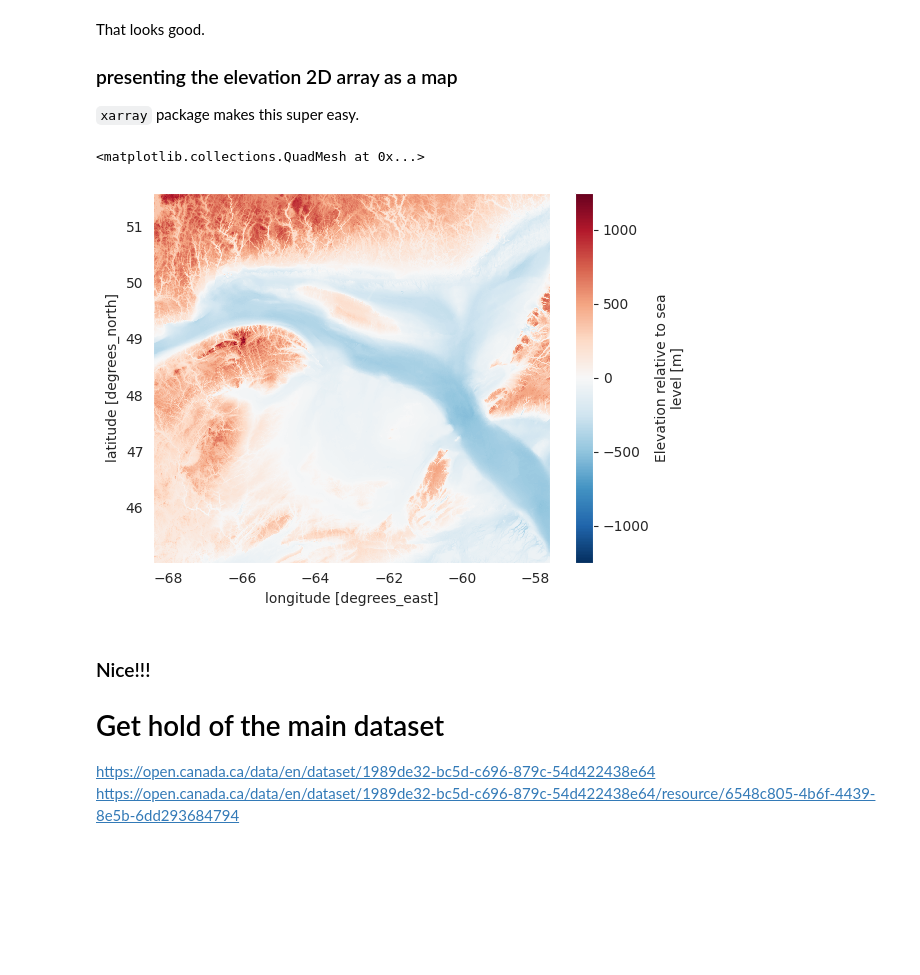
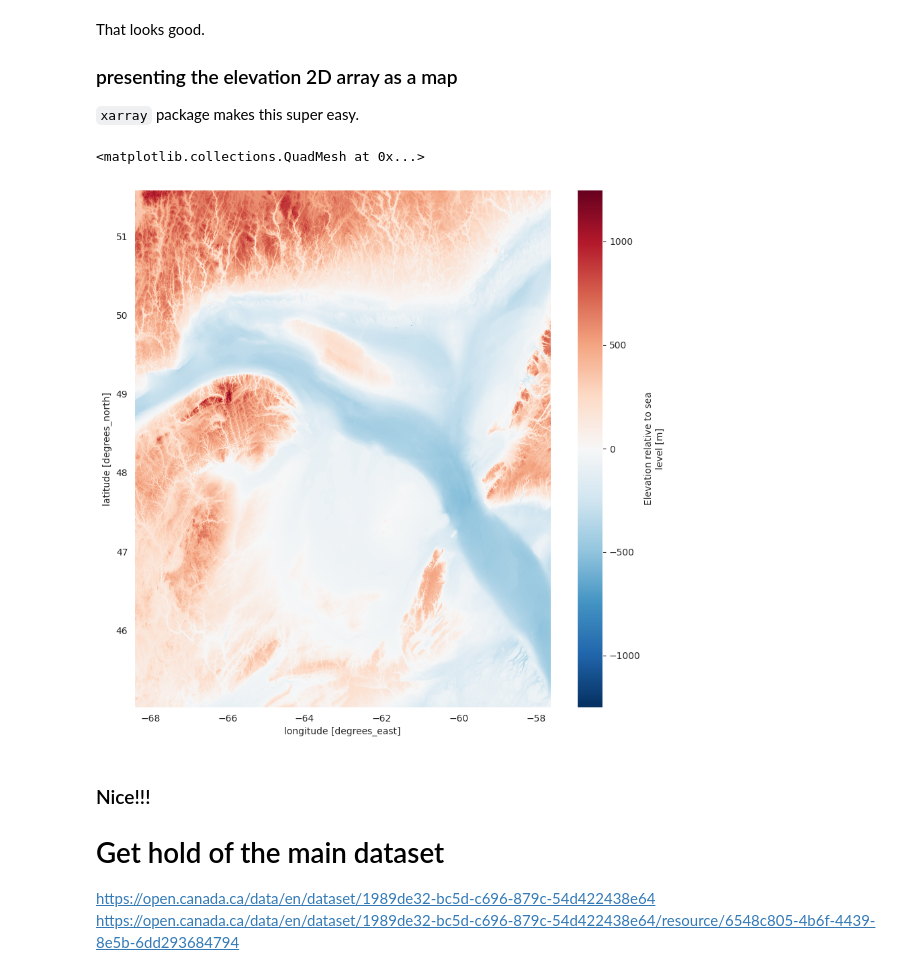
Before and after one commit to davjfish/WatspeedStatsGroupProject, a Jupyter notebook: analysis/Initial_Exploration_of_Data.ipynb, the cells around one changed output. Saved outputs shown, nothing was run; the diff lists cells and outputs as text; code cells hidden in the pictures; blank space fills up the shorter version.

```diff
--- a/analysis/Initial_Exploration_of_Data.ipynb
+++ b/analysis/Initial_Exploration_of_Data.ipynb
@@ -80,13 +80,13 @@ That looks good.
 `xarray` package makes this super easy.
 # %%
 
-fig, ax = plt.subplots(ncols=1)
+fig, ax = plt.subplots(figsize=(10,10))
 
 elevation = dataset.elevation
 elevation.plot(ax=ax)
 # %% [output]
 <matplotlib.collections.QuadMesh at 0x...>
-[figure, old version]
+[figure, new version]
 # %% [markdown]
 ### Nice!!!
 
```
Also changed, not shown: parts of 5 cells of this notebook.
